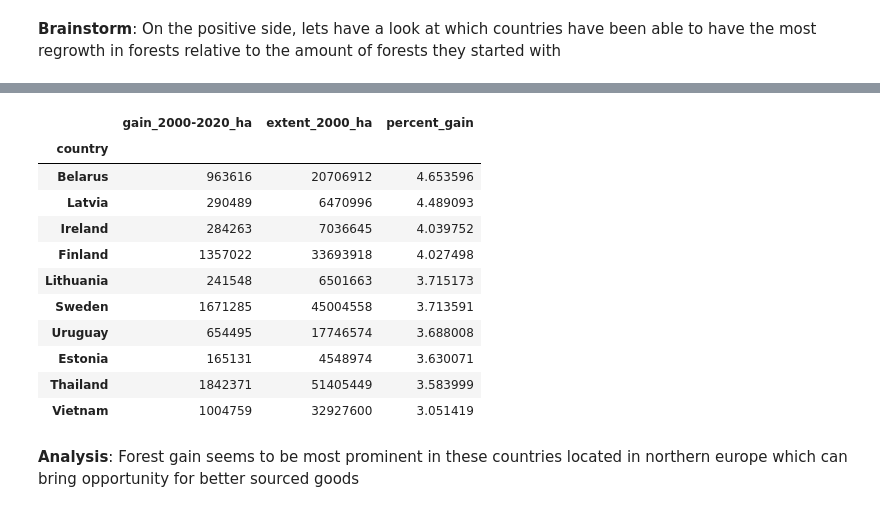
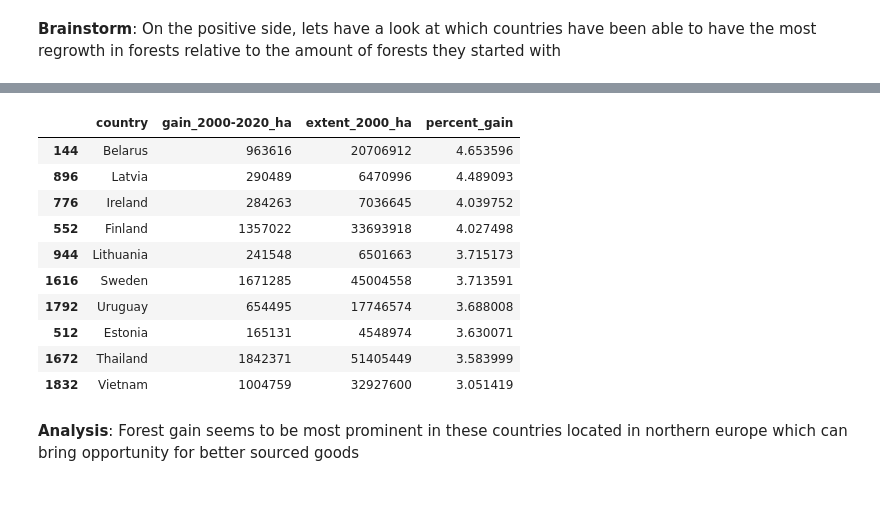
Before and after one commit to JustJames7/capstone_template, a Jupyter notebook: notebooks/Capstone_Intro_EDA.ipynb, the cells around one changed output, grey strips where cells are left out. Drawn from its saved outputs; the diff is of its cells as text; code cells hidden in the pictures.

```diff
--- a/notebooks/Capstone_Intro_EDA.ipynb
+++ b/notebooks/Capstone_Intro_EDA.ipynb
@@ -624,0 +601,20 @@ plt.show()
+# %%
+# Filter for rows where threshold is 0
+country_growth = T_data[T_data['threshold'] == 0].copy()
+
+# Compute percentage growth
+country_growth['percent_gain'] = (country_growth['gain_2000-2020_ha'] / country_growth['extent_2000_ha']) * 100
+
+# Sort the top 10 countries with most growth
+top_countries = country_growth.sort_values(by='percent_gain', ascending=False).head(10)
+
+plt.figure(figsize=(12, 6))
+plt.bar(top_countries['country'], top_countries['percent_gain'], color='#71d45b')
+
+plt.title('Top 10 Countries with the Most Forest Gain 2000–2020')
+plt.xlabel('Country')
+plt.ylabel('Forest Gain Percent')
+plt.xticks(rotation=45)
+
+plt.tight_layout()
+plt.show()
@@ -625,18 +623,17 @@ plt.show()
 # %%
-country_stats.sort_values(by='percent_gain', ascending=False).head(10)
+top_countries[['country', 'gain_2000-2020_ha', 'extent_2000_ha', 'percent_gain']]
 # %% [output]
-|  | gain_2000-2020_ha | extent_2000_ha | percent_gain |
-| country |  |  |  |
-| Belarus | 963616 | 20706912 | 4.653596 |
-| Latvia | 290489 | 6470996 | 4.489093 |
-| Ireland | 284263 | 7036645 | 4.039752 |
-| Finland | 1357022 | 33693918 | 4.027498 |
-| Lithuania | 241548 | 6501663 | 3.715173 |
-| Sweden | 1671285 | 45004558 | 3.713591 |
-| Uruguay | 654495 | 17746574 | 3.688008 |
-| Estonia | 165131 | 4548974 | 3.630071 |
-| Thailand | 1842371 | 51405449 | 3.583999 |
-| Vietnam | 1004759 | 32927600 | 3.051419 |
+|  | country | gain_2000-2020_ha | extent_2000_ha | percent_gain |
+| 144 | Belarus | 963616 | 20706912 | 4.653596 |
+| 896 | Latvia | 290489 | 6470996 | 4.489093 |
+| 776 | Ireland | 284263 | 7036645 | 4.039752 |
+| 552 | Finland | 1357022 | 33693918 | 4.027498 |
+| 944 | Lithuania | 241548 | 6501663 | 3.715173 |
+| 1616 | Sweden | 1671285 | 45004558 | 3.713591 |
+| 1792 | Uruguay | 654495 | 17746574 | 3.688008 |
+| 512 | Estonia | 165131 | 4548974 | 3.630071 |
+| 1672 | Thailand | 1842371 | 51405449 | 3.583999 |
+| 1832 | Vietnam | 1004759 | 32927600 | 3.051419 |
 # %% [markdown]
 **Analysis**: Forest gain seems to be most prominent in these countries located in northern europe which can bring opportunity for better sourced goods
 # %% [markdown]
```
Also changed, not shown: parts of 14 cells of this notebook, 2 other files.
